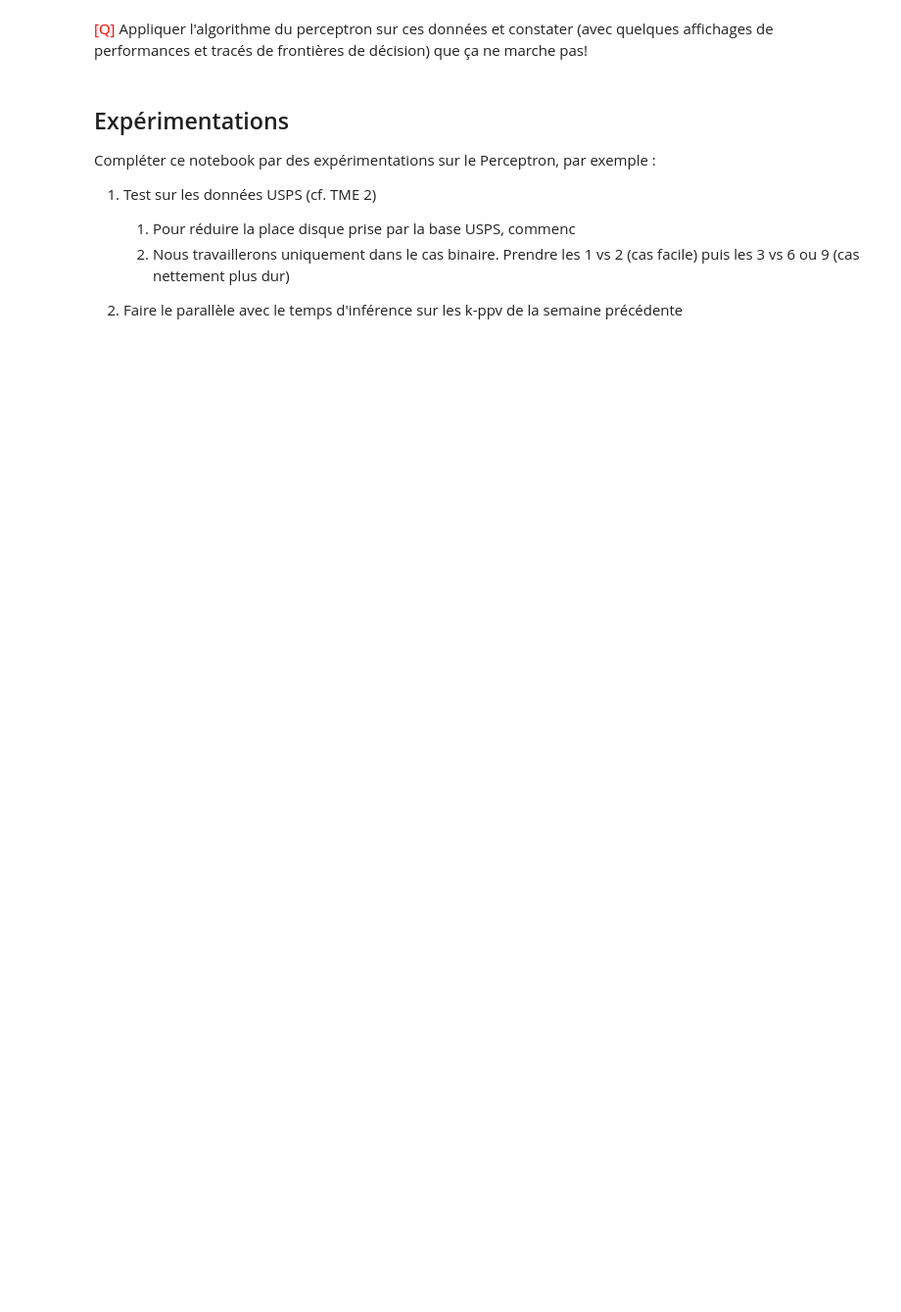
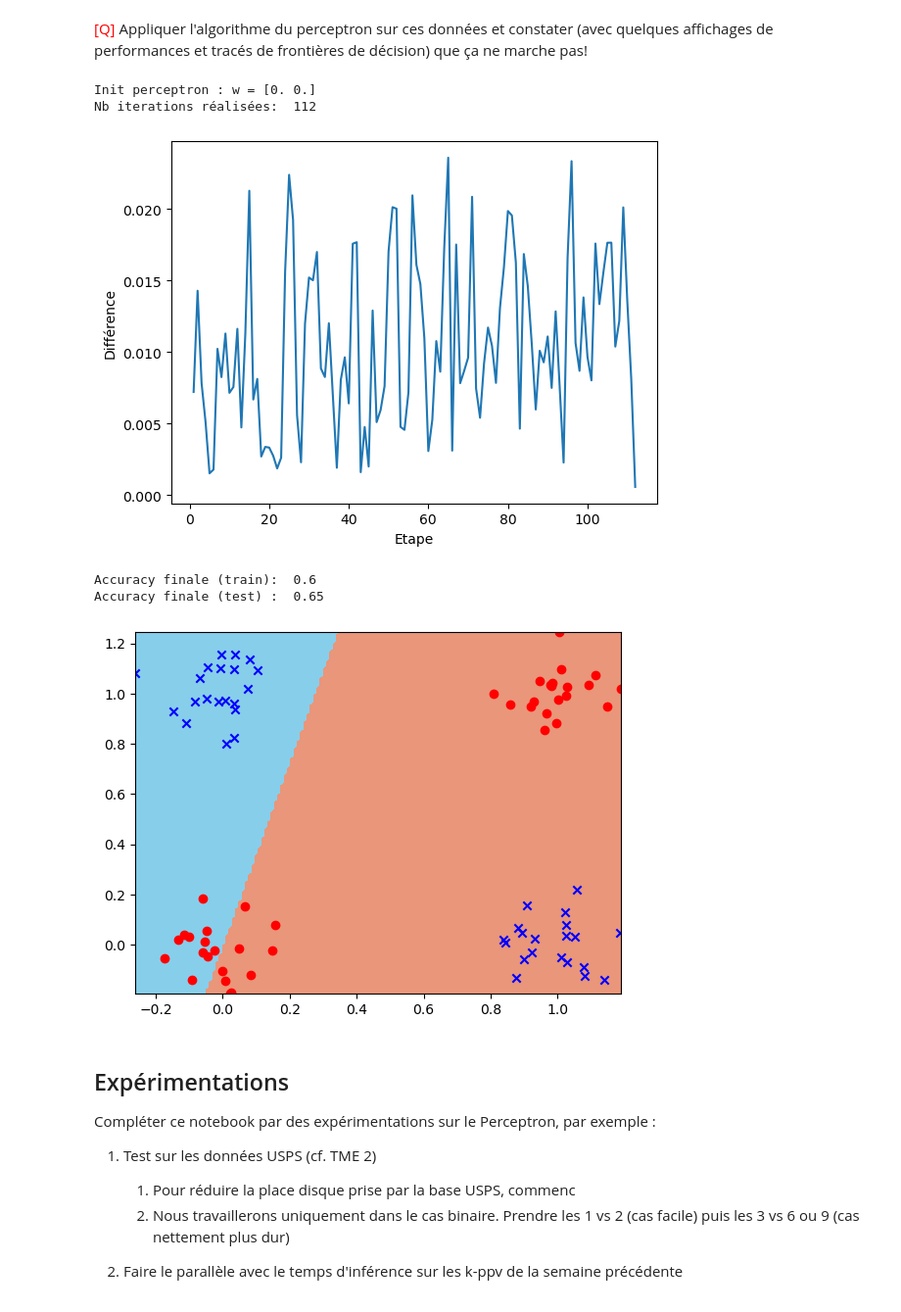
Before and after one commit to iLykTurtlz/MLAlgorithms3, a Jupyter notebook: tme-03/tme-03-Jarski-Benahmed.ipynb, the cells around one changed output. Shown: that part at 98% size. Cells and saved outputs as stored; diff of their text form; code cells hidden in the pictures; blank space fills up the shorter version.

```diff
--- a/tme-03/tme-03-Jarski-Benahmed.ipynb
+++ b/tme-03/tme-03-Jarski-Benahmed.ipynb
@@ -828,3 +787,40 @@ perceptron_xor = ClassifierPerceptron(2,0.01)
+# %%
+np.random.seed(42)   # on prend 42 comme graine
+
+# Création d'un perceptron
+perceptron_xor = ClassifierPerceptron(2,0.01)
+
+(train_desc, train_label), (test_desc, test_label) = genere_train_test(data_xor, label_xor,30,30)
+
+data_train = train_desc
+label_train = train_label
+data_test = test_desc
+label_test = test_label
+
+
+# Apprentissage du perceptron
+les_variations = perceptron_xor.train(data_train, label_train, nb_max=1000)
+print("Nb iterations réalisées: ", len(les_variations))
+
+# Traçage de la courbe des variations
+plt.plot(range(1,len(les_variations)+1),les_variations)
+plt.ylabel('Différence')
+plt.xlabel("Etape")
+plt.show()
+
+print("Accuracy finale (train): ",  perceptron_xor.accuracy(data_train, label_train))
+print("Accuracy finale (test) : ", perceptron_xor.accuracy(data_test, label_test) )
+
+
+plot_frontiere(data_xor, label_xor,perceptron_xor,step=150)
+plot2DSet(data_xor, label_xor)
+# %% [output]
+Init perceptron : w = [0. 0.]
+Nb iterations réalisées:  112
+[figure, added]
+Accuracy finale (train):  0.6
+Accuracy finale (test) :  0.65
+[figure, added]
 # %% [markdown]
 ## Expérimentations
 
```
Also changed, not shown: parts of 10 cells of this notebook, 3 other files.
